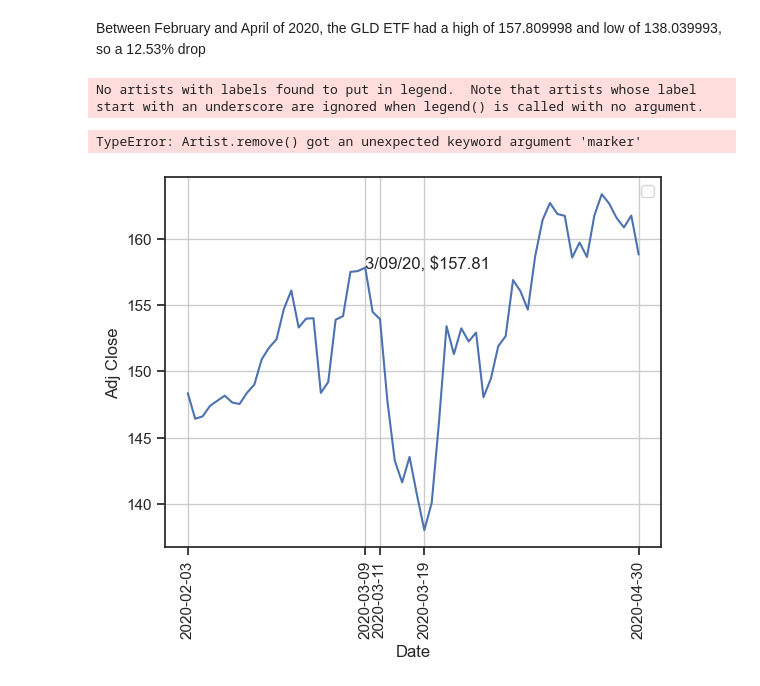
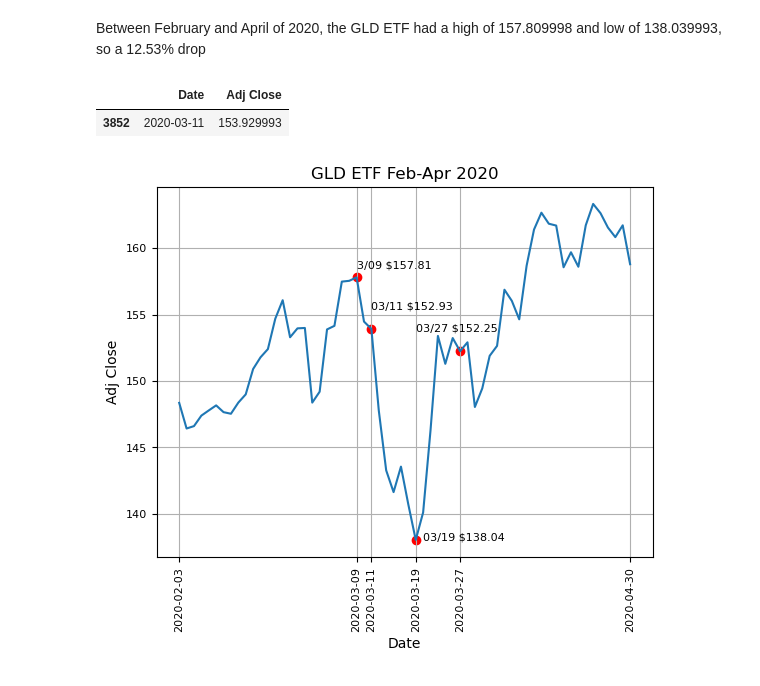
Before and after one commit to rushichokshi/Investment-Analysis, a Jupyter notebook: notebooks/gld.ipynb, the cells around one changed output. Drawn from its saved outputs; the diff is of its cells as text; code cells hidden in the pictures.

```diff
--- a/notebooks/gld.ipynb
+++ b/notebooks/gld.ipynb
@@ -165,3 +150,8 @@ gld[gld['Date']>='2020-03-01'][gld['Date']<='2020-03-31'][gld['Adj Close']==gld[
 0.12527726538593578
 # %% [markdown]
 Between February and April of 2020, the GLD ETF had a high of 157.809998 and low of 138.039993, so a 12.53% drop
+# %%
+gld[gld['Date']=='2020-03-11']
+# %% [output]
+|  | Date | Adj Close |
+| 3852 | 2020-03-11 | 153.929993 |
@@ -168,11 +160,26 @@ Between February and April of 2020, the GLD ETF had a high of 157.809998 and low
 # %%
 sns.lineplot(x=gld[gld['Date']>='2020-02-03'][gld['Date']<='2020-04-30']['Date'],y=gld[gld['Date']>='2020-02-03'][gld['Date']<='2020-04-30']['Adj Close'])
+
 plt.grid(True)
-plt.xticks(rotation=90,ticks=['2020-02-03','2020-03-19','2020-04-30','2020-03-09','2020-03-11'])
-plt.text('2020-03-09',157.809998,'3/09/20, $157.81')
-plt.legend().remove('2020-03-09',157.809998,marker='o',color='red')
+
+plt.xticks(rotation=90,ticks=['2020-02-03','2020-03-19','2020-04-30','2020-03-09','2020-03-11','2020-03-27'],fontsize=8)
+
+plt.scatter('2020-03-09',157.809998,marker='o',color='red')
+plt.text('2020-03-09',157.809998 + .7,'3/09 $157.81',fontsize=8)
+
+plt.scatter('2020-03-19',138.039993,marker='o',color='red')
+plt.text('2020-03-20',138.039993, '03/19 $138.04',fontsize=8)
+
+plt.scatter('2020-03-27',152.25,marker='o',color='red')
+plt.text('2020-03-19',152.25 + 1.5, '03/27 $152.25',fontsize=8)
+
+plt.scatter('2020-03-11',153.929993,marker='o',color='red')
+plt.text('2020-03-11',153.93 + 1.5, '03/11 $152.93',fontsize=8)
+
+plt.yticks(fontsize=8)
+
+plt.title('GLD ETF Feb-Apr 2020')
+
 plt.show()
 # %% [output]
-No artists with labels found to put in legend.  Note that artists whose label start with an underscore are ignored when legend() is called with no argument.
-TypeError: Artist.remove() got an unexpected keyword argument 'marker'
-[figure, old version]
+[figure, new version]
```
Also changed, not shown: parts of 17 cells of this notebook.
